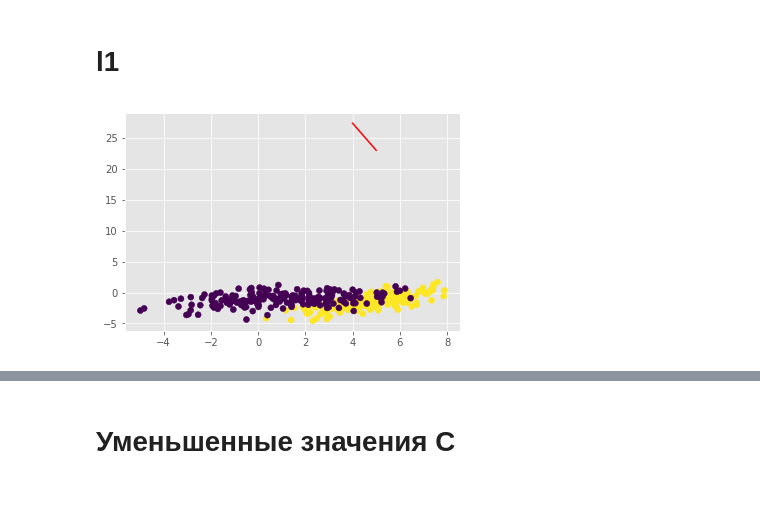
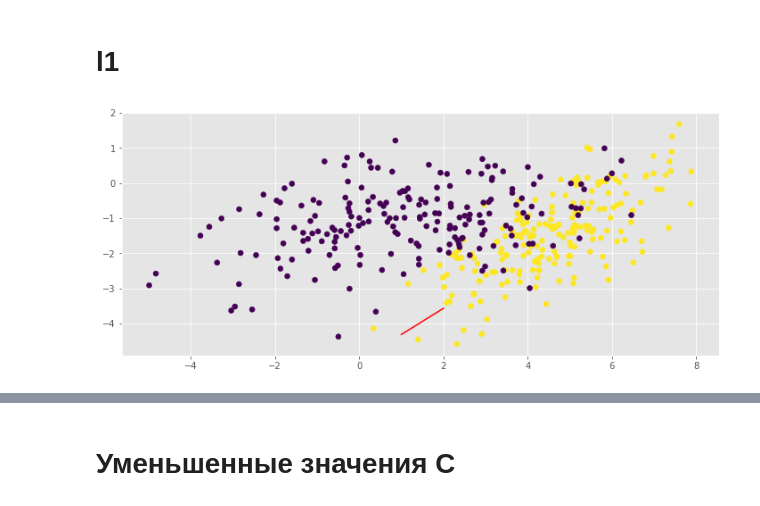
Before and after one commit to pyltsin/ipynb, a Jupyter notebook: otus/7 (log regression)/homework.ipynb, the cells around one changed output, grey strips where cells are left out. Cells and saved outputs as stored; diff of their text form; code cells hidden in the pictures.

```diff
--- a/otus/7 (log regression)/homework.ipynb
+++ b/otus/7 (log regression)/homework.ipynb
@@ -373,7 +549,8 @@ metrics.accuracy_score(y, y_predict)
 # %% [markdown]
 Как видно, оценка очень смещенная из-за большого C
 # %%
-clf = SGDClassifier(loss = 'log', penalty='l2', alpha=10, learning_rate='constant', max_iter=100, eta0=0.01)
+
+clf = SGDClassifier(loss = 'log', penalty='l2', alpha=1, learning_rate='constant', max_iter=100, eta0=0.01)
 # %%
 clf.fit(X, y)
 y_predict = clf.predict(X)
@@ -395,11 +572,11 @@ plot_split_line(np.arange(2,4), np.array([clf.coef_[0][0], clf.coef_[0][1] , clf
 # %%
 model = MySGDClassifier(max_epoch=100, penalty='l1')
 model.fit(X, y)
 y_predict = model.predict(X)
 plt.scatter(X[:,0], X[:,1], c=y)
-plot_split_line(np.arange(4,6), model.w_)
+plot_split_line(np.arange(1, 3), model.w_)
 # %% [output]
-[figure, old version]
+[figure, new version]
 # %%
 model.w_
 # %% [output]
```
Also changed, not shown: parts of 27 cells of this notebook.
